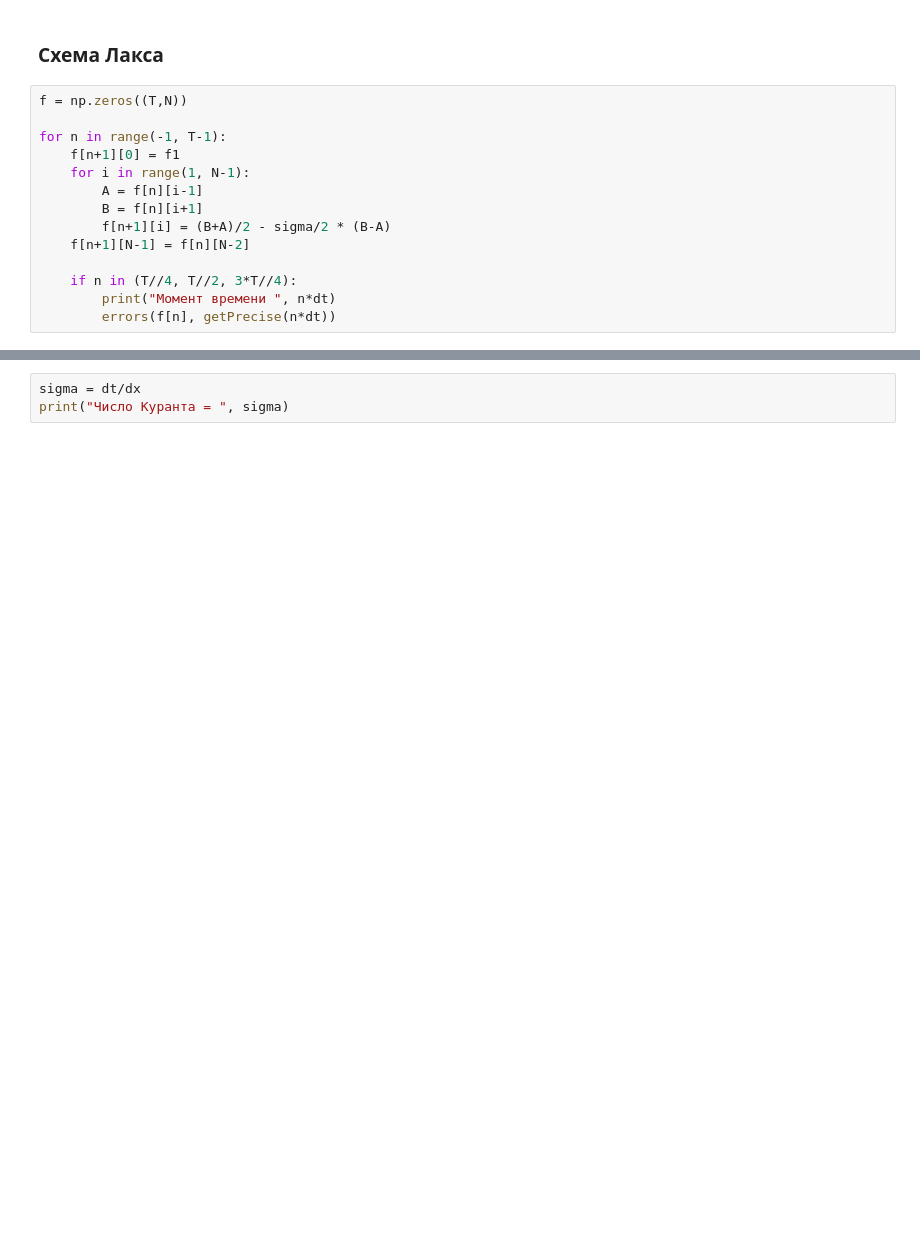
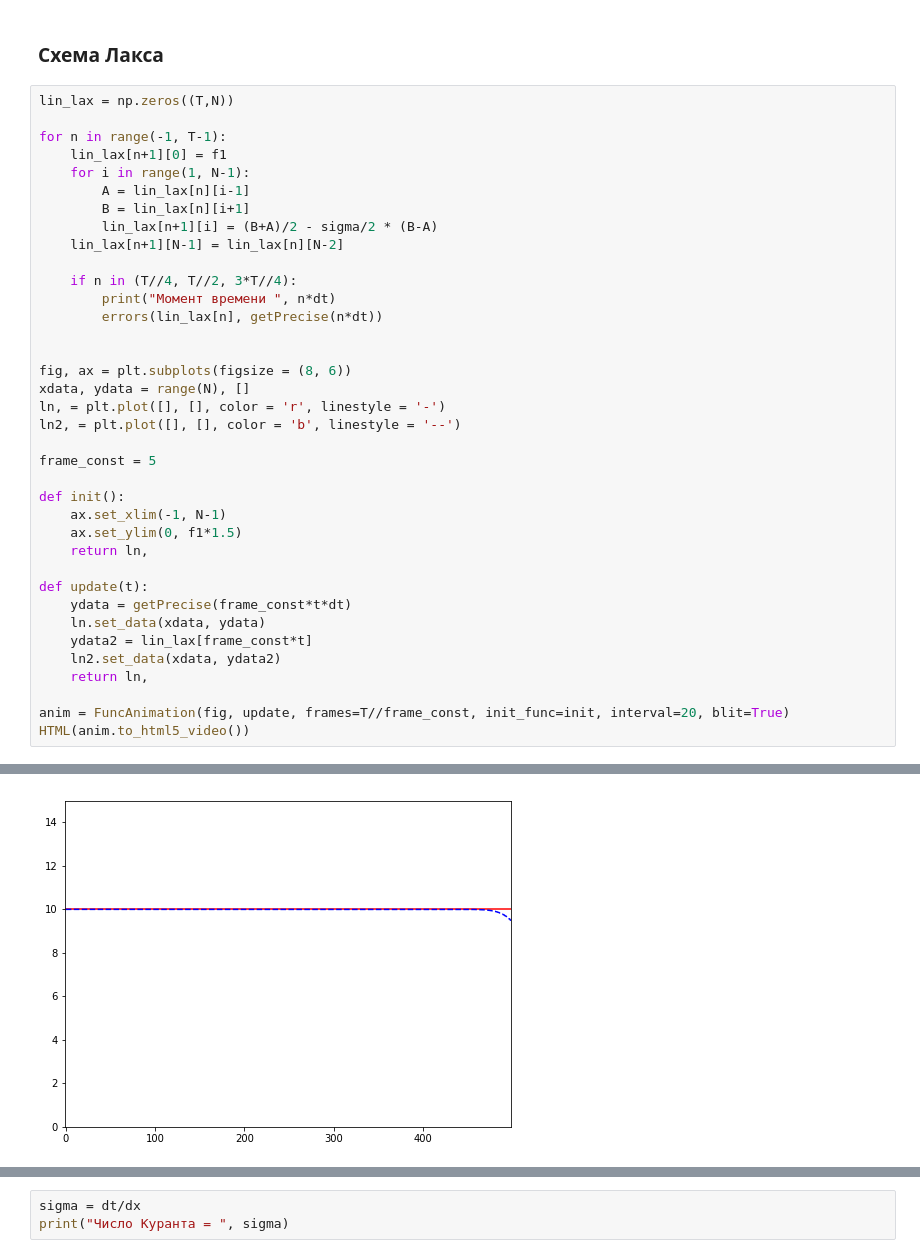
Before and after one commit to dimared/vmetf, a Jupyter notebook: Dmitrij.ipynb, the cells around one changed output, grey strips where cells are left out. Cells and saved outputs as stored; diff of their text form; blank space fills up the shorter version.

```diff
--- a/Dmitrij.ipynb
+++ b/Dmitrij.ipynb
@@ -56,17 +81,40 @@ print("Число Куранта = ", sigma)
 # %% [markdown]
 ### Схема Лакса
 # %%
-f = np.zeros((T,N))
+lin_lax = np.zeros((T,N))
 
 for n in range(-1, T-1):
-    f[n+1][0] = f1
+    lin_lax[n+1][0] = f1
     for i in range(1, N-1):
-        A = f[n][i-1]
-        B = f[n][i+1]
-        f[n+1][i] = (B+A)/2 - sigma/2 * (B-A)
-    f[n+1][N-1] = f[n][N-2]
+        A = lin_lax[n][i-1]
+        B = lin_lax[n][i+1]
+        lin_lax[n+1][i] = (B+A)/2 - sigma/2 * (B-A)
+    lin_lax[n+1][N-1] = lin_lax[n][N-2]
 
     if n in (T//4, T//2, 3*T//4):
         print("Момент времени ", n*dt)
-        errors(f[n], getPrecise(n*dt))
+        errors(lin_lax[n], getPrecise(n*dt))
+
+
+fig, ax = plt.subplots(figsize = (8, 6))
+xdata, ydata = range(N), []
+ln, = plt.plot([], [], color = 'r', linestyle = '-')
+ln2, = plt.plot([], [], color = 'b', linestyle = '--')
+
+frame_const = 5
+
+def init():
+    ax.set_xlim(-1, N-1)
+    ax.set_ylim(0, f1*1.5)
+    return ln,
+
+def update(t):
+    ydata = getPrecise(frame_const*t*dt)
+    ln.set_data(xdata, ydata)
+    ydata2 = lin_lax[frame_const*t]
+    ln2.set_data(xdata, ydata2)
+    return ln,
+
+anim = FuncAnimation(fig, update, frames=T//frame_const, init_func=init, interval=20, blit=True)
+HTML(anim.to_html5_video())
 # %% [output]
@@ -81,0 +131 @@ for n in range(-1, T-1):
+[figure, added]
```
Also changed, not shown: parts of 22 cells of this notebook.
